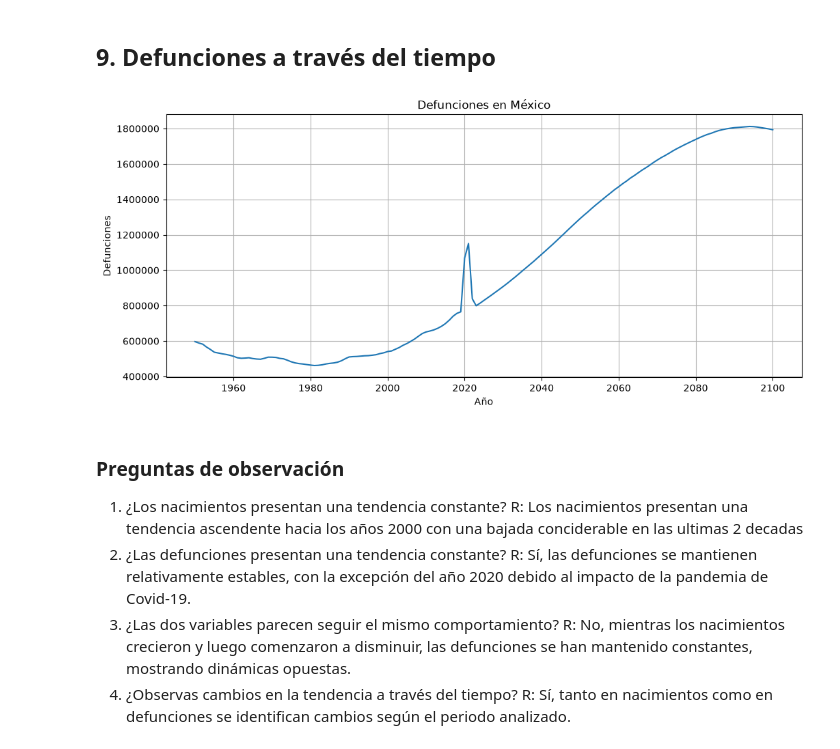
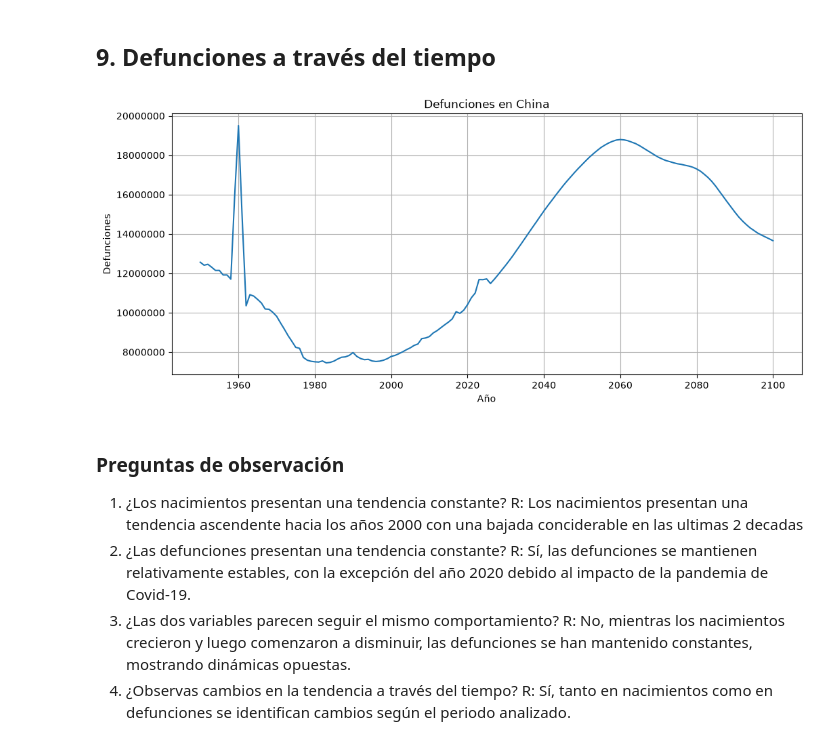
Before and after one commit to zaratemontserrat74-afk/Big-Data, a Jupyter notebook: U3_1_probabilidad_estatistica/notebooks/U3_1_modelos_regresion_demografia.ipynb, the cells around one changed output. Cells and saved outputs as stored; diff of their text form; code cells hidden in the pictures.

```diff
--- a/U3_1_probabilidad_estatistica/notebooks/U3_1_modelos_regresion_demografia.ipynb
+++ b/U3_1_probabilidad_estatistica/notebooks/U3_1_modelos_regresion_demografia.ipynb
@@ -270,22 +292,37 @@ plt.show()
 # %% [markdown]
 ## 9. Defunciones a través del tiempo
 # %%
-plt.figure(figsize=(12, 5))
+#plt.figure(figsize=(12, 5))
 
-plt.plot(
-    df_mexico["Year"],
-    df_mexico["deaths"]
-)
+#plt.plot(
+#   df_mexico["Year"],
+#  df_mexico["deaths_estimates"]
+#)
 
-plt.title("Defunciones en México")
-plt.xlabel("Año")
-plt.ylabel("Defunciones")
+#plt.title("Defunciones en México")
+#plt.xlabel("Año")
+#plt.ylabel("Defunciones")
 
-plt.ticklabel_format(style="plain", axis="y", useOffset=False)
-plt.grid()
-plt.show()
+#plt.ticklabel_format(style="plain", axis="y", useOffset=False)
+#plt.grid()
+#plt.show()
-# %% [output]
-[figure, removed]
+# %%
+plt.figure(figsize=(12, 5))
+
+plt.plot(
+    df_china["Year"],
+    df_china["deaths"]
+)
+
+plt.title("Defunciones en China")
+plt.xlabel("Año")
+plt.ylabel("Defunciones")
+
+plt.ticklabel_format(style="plain", axis="y", useOffset=False)
+plt.grid()
+plt.show()
+# %% [output]
+[figure, added]
 # %% [markdown]
 ### Preguntas de observación
 
```
Also changed, not shown: parts of 26 cells of this notebook.
